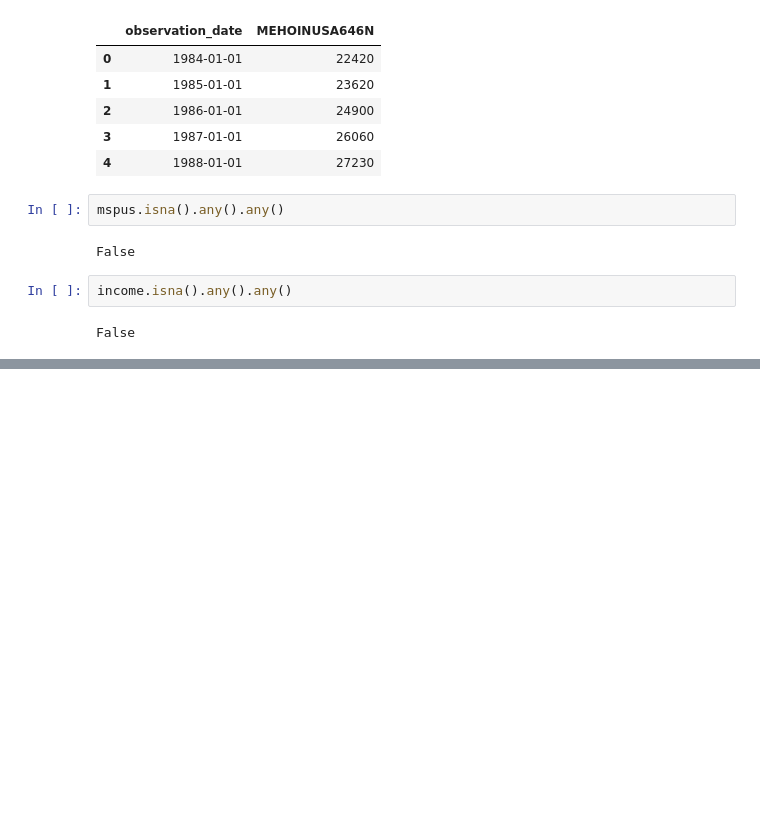
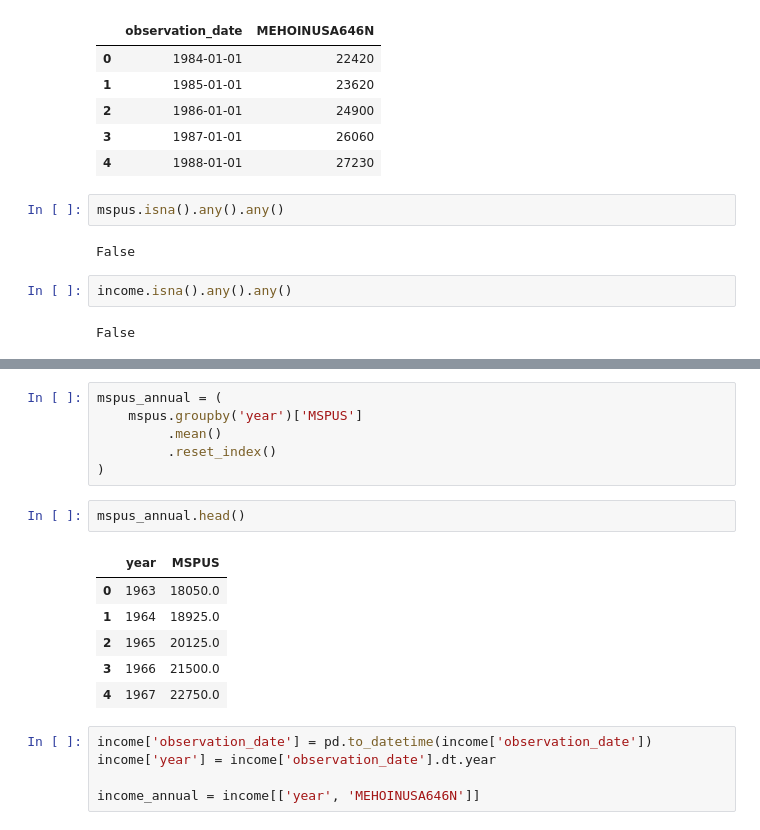
Before and after one commit to arthurdarma/477, a Jupyter notebook: notebooks/cleaning.ipynb, the cells around one changed output, grey strips where cells are left out. Saved outputs shown, nothing was run; the diff lists cells and outputs as text; blank space fills up the shorter version.

```diff
--- a/notebooks/cleaning.ipynb
+++ b/notebooks/cleaning.ipynb
@@ -77,0 +51,20 @@ plt.show()
+# %%
+mspus_annual = (
+    mspus.groupby('year')['MSPUS']
+         .mean()
+         .reset_index()
+)
+# %%
+mspus_annual.head()
+# %% [output]
+|  | year | MSPUS |
+| 0 | 1963 | 18050.0 |
+| 1 | 1964 | 18925.0 |
+| 2 | 1965 | 20125.0 |
+| 3 | 1966 | 21500.0 |
+| 4 | 1967 | 22750.0 |
+# %%
+income['observation_date'] = pd.to_datetime(income['observation_date'])
+income['year'] = income['observation_date'].dt.year
+
+income_annual = income[['year', 'MEHOINUSA646N']]
```
Also changed, not shown: parts of 9 cells of this notebook, 3 other files.
